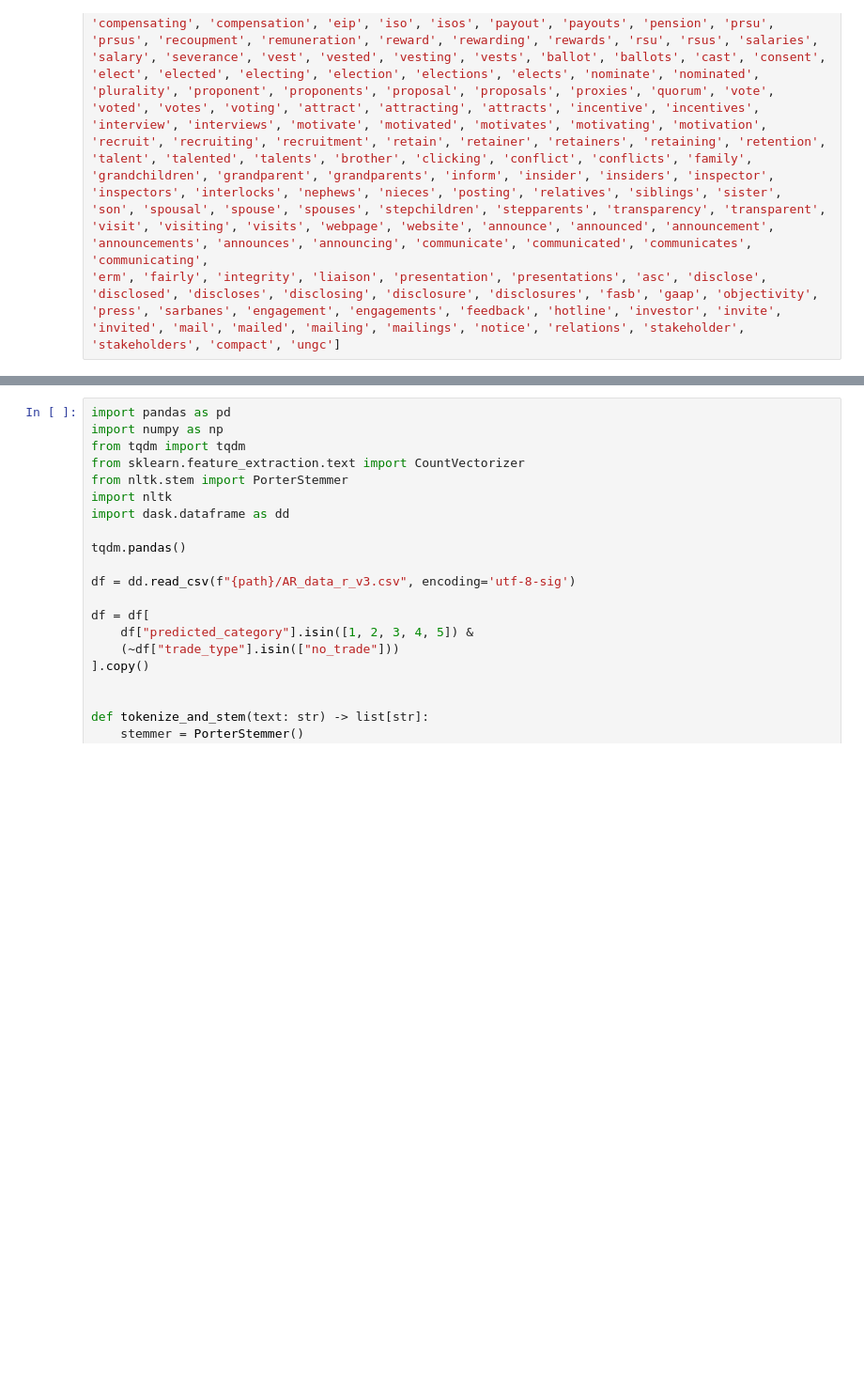
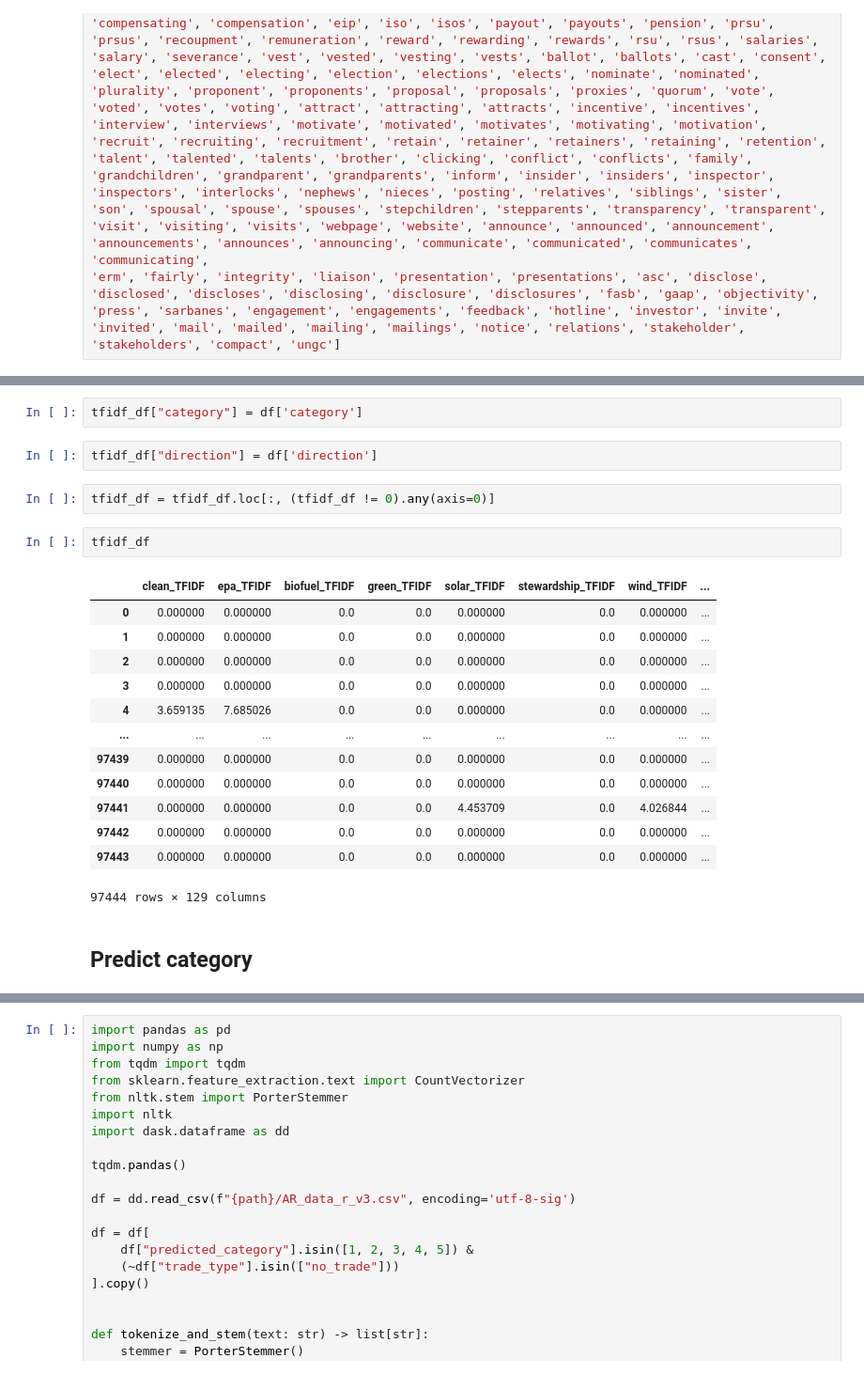
Before and after one commit to Hubert0916/qrt, a Jupyter notebook: utils/data_preprocess.ipynb, the cells around one changed output, grey strips where cells are left out. Shown at 94% size. Drawn from its saved outputs; the diff is of its cells as text; blank space fills up the shorter version.

Commit message:
feat: add predict category

```diff
--- a/utils/data_preprocess.ipynb
+++ b/utils/data_preprocess.ipynb
@@ -18,0 +155,24 @@ df
+# %%
+tfidf_df["category"] = df['category']
+# %%
+tfidf_df["direction"] = df['direction']
+# %%
+tfidf_df = tfidf_df.loc[:, (tfidf_df != 0).any(axis=0)]
+# %%
+tfidf_df
+# %% [output]
+|  | clean_TFIDF | epa_TFIDF | biofuel_TFIDF | green_TFIDF | solar_TFIDF | stewardship_TFIDF | wind_TFIDF | ... |
+| 0 | 0.000000 | 0.000000 | 0.0 | 0.0 | 0.000000 | 0.0 | 0.000000 | ... |
+| 1 | 0.000000 | 0.000000 | 0.0 | 0.0 | 0.000000 | 0.0 | 0.000000 | ... |
+| 2 | 0.000000 | 0.000000 | 0.0 | 0.0 | 0.000000 | 0.0 | 0.000000 | ... |
+| 3 | 0.000000 | 0.000000 | 0.0 | 0.0 | 0.000000 | 0.0 | 0.000000 | ... |
+| 4 | 3.659135 | 7.685026 | 0.0 | 0.0 | 0.000000 | 0.0 | 0.000000 | ... |
+| ... | ... | ... | ... | ... | ... | ... | ... | ... |
+| 97439 | 0.000000 | 0.000000 | 0.0 | 0.0 | 0.000000 | 0.0 | 0.000000 | ... |
+| 97440 | 0.000000 | 0.000000 | 0.0 | 0.0 | 0.000000 | 0.0 | 0.000000 | ... |
+| 97441 | 0.000000 | 0.000000 | 0.0 | 0.0 | 4.453709 | 0.0 | 4.026844 | ... |
+| 97442 | 0.000000 | 0.000000 | 0.0 | 0.0 | 0.000000 | 0.0 | 0.000000 | ... |
+| 97443 | 0.000000 | 0.000000 | 0.0 | 0.0 | 0.000000 | 0.0 | 0.000000 | ... |
+97444 rows × 129 columns
+# %% [markdown]
+## Predict category
```
Also changed, not shown: parts of 17 cells of this notebook, 2 other files.
